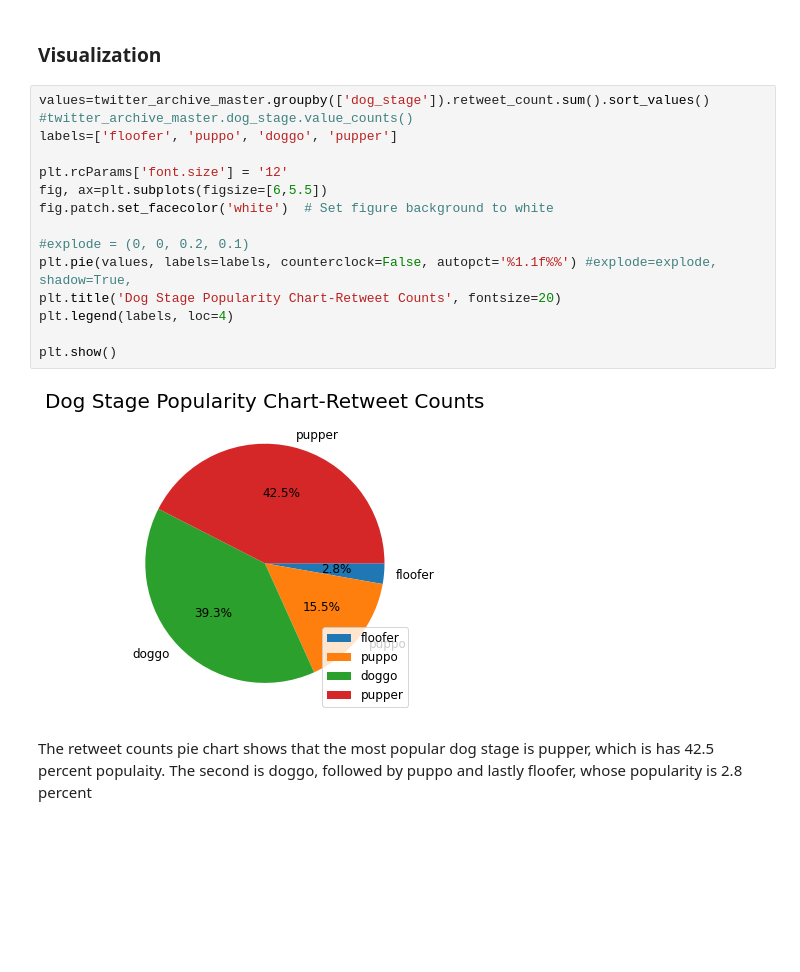
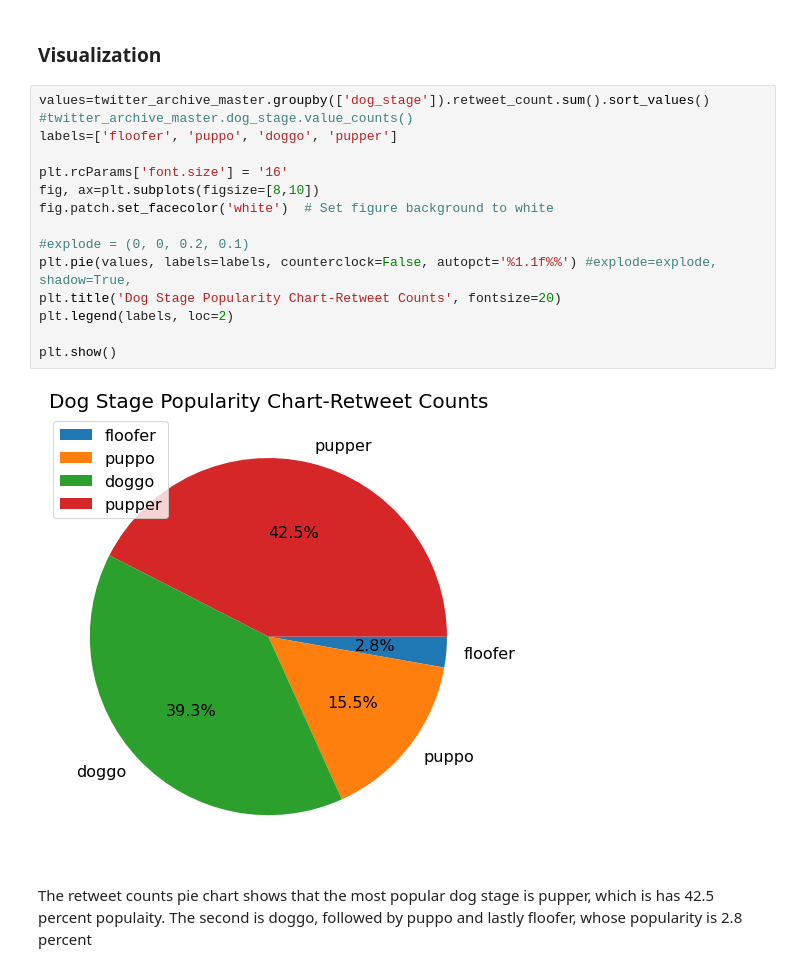
Before and after one commit to Daviedavie100/Data_wrangling-and-Analysis, a Jupyter notebook: wrangle_act.ipynb, the cells around one changed output. Drawn from its saved outputs; the diff is of its cells as text; blank space fills up the shorter version.

```diff
--- a/wrangle_act.ipynb
+++ b/wrangle_act.ipynb
@@ -1123,20 +1123,20 @@ twitter_archive_master.head()
 # %%
 values=twitter_archive_master.groupby(['dog_stage']).retweet_count.sum().sort_values()
 #twitter_archive_master.dog_stage.value_counts()
 labels=['floofer', 'puppo', 'doggo', 'pupper']
 
-plt.rcParams['font.size'] = '12'
-fig, ax=plt.subplots(figsize=[6,5.5])
+plt.rcParams['font.size'] = '16'
+fig, ax=plt.subplots(figsize=[8,10])
 fig.patch.set_facecolor('white')  # Set figure background to white
 
 #explode = (0, 0, 0.2, 0.1)
 plt.pie(values, labels=labels, counterclock=False, autopct='%1.1f%%') #explode=explode,  shadow=True,
 plt.title('Dog Stage Popularity Chart-Retweet Counts', fontsize=20)
-plt.legend(labels, loc=4)
+plt.legend(labels, loc=2)
 
 plt.show()
 # %% [output]
-[figure, old version]
+[figure, new version]
 # %% [markdown]
 The retweet counts pie chart shows that the most popular dog stage is pupper, which is has 42.5 percent populaity. The second is doggo, followed by puppo and lastly floofer, whose popularity is 2.8 percent
 # %%
```
Also changed, not shown: parts of 5 cells of this notebook.
